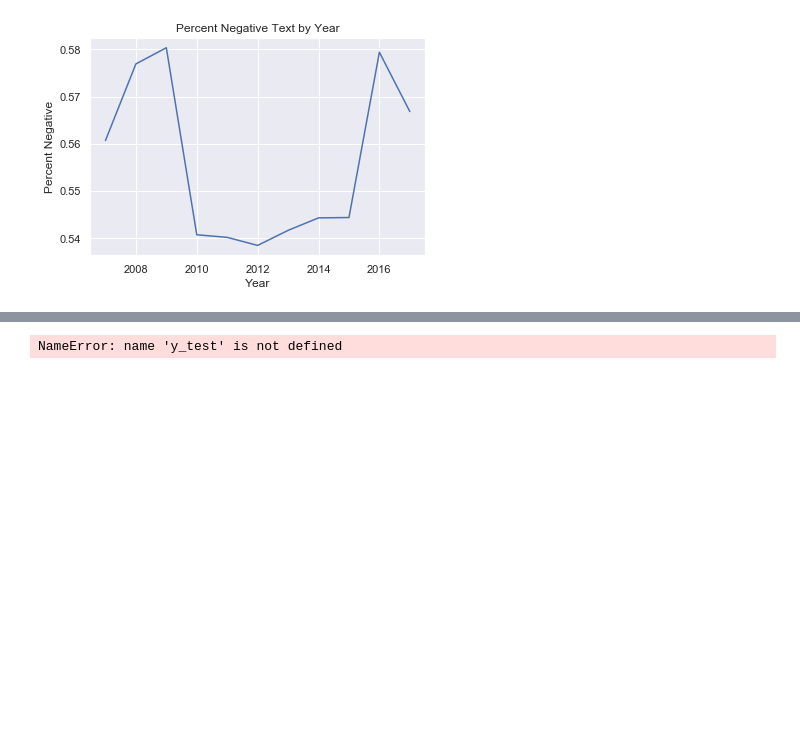
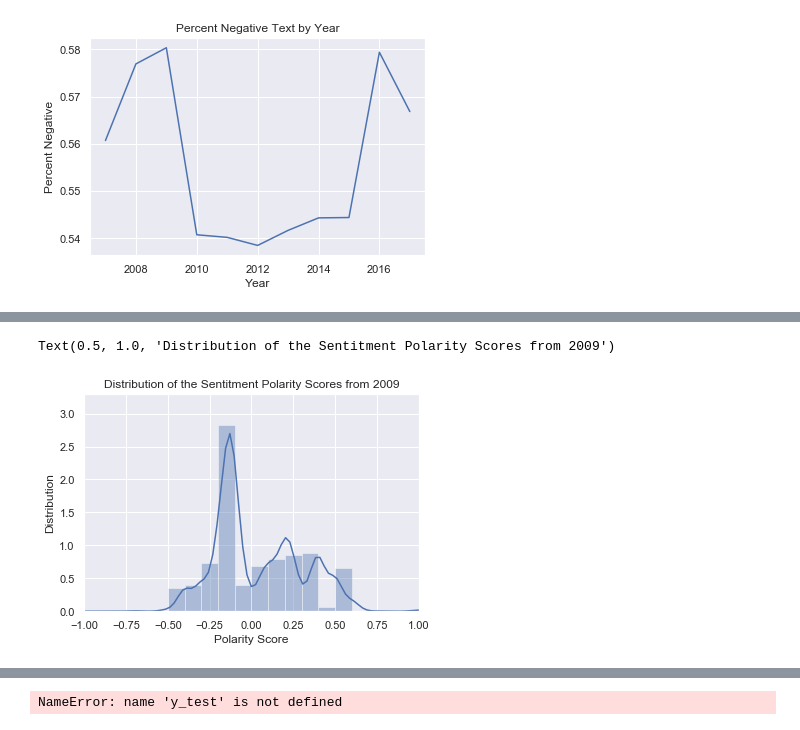
Before and after one commit to davepalazzo/Sentiment_Analysis_S-P_500, a Jupyter notebook: Economic_Forecasting.ipynb, the cells around one changed output, grey strips where cells are left out. Cells and saved outputs as stored; diff of their text form; code cells hidden in the pictures; blank space fills up the shorter version.

```diff
--- a/Economic_Forecasting.ipynb
+++ b/Economic_Forecasting.ipynb
@@ -251,0 +270,11 @@ word_polarity_low['X1'] = np.array(freqSent['Percent Negative'])
+# %%
+sns.distplot(split_Xs.iloc[2:3],bins=30)
+plt.xlim(-1, 1)
+plt.ylim(None,3.3)
+plt.grid(True)
+plt.xlabel('Polarity Score')
+plt.ylabel('Distribution')
+plt.title('Distribution of the Sentitment Polarity Scores from 2009')
+# %% [output]
+Text(0.5, 1.0, 'Distribution of the Sentitment Polarity Scores from 2009')
+[figure, added]
```
Also changed, not shown: parts of 27 cells of this notebook.
